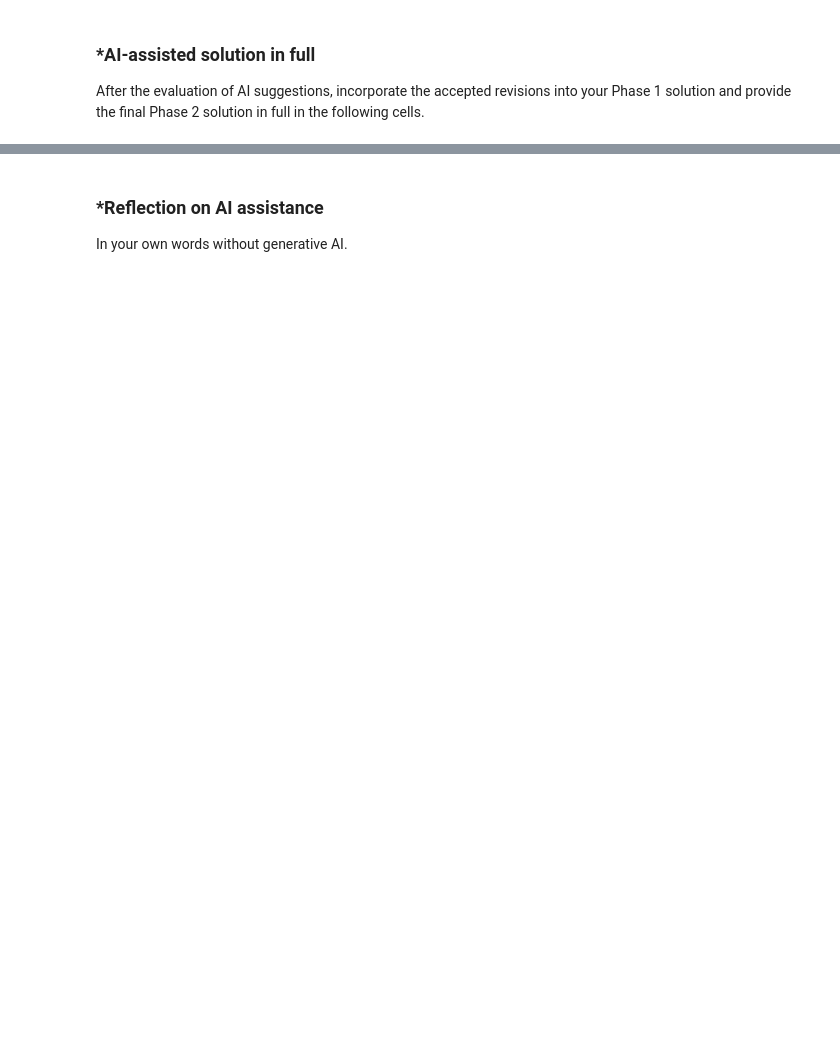
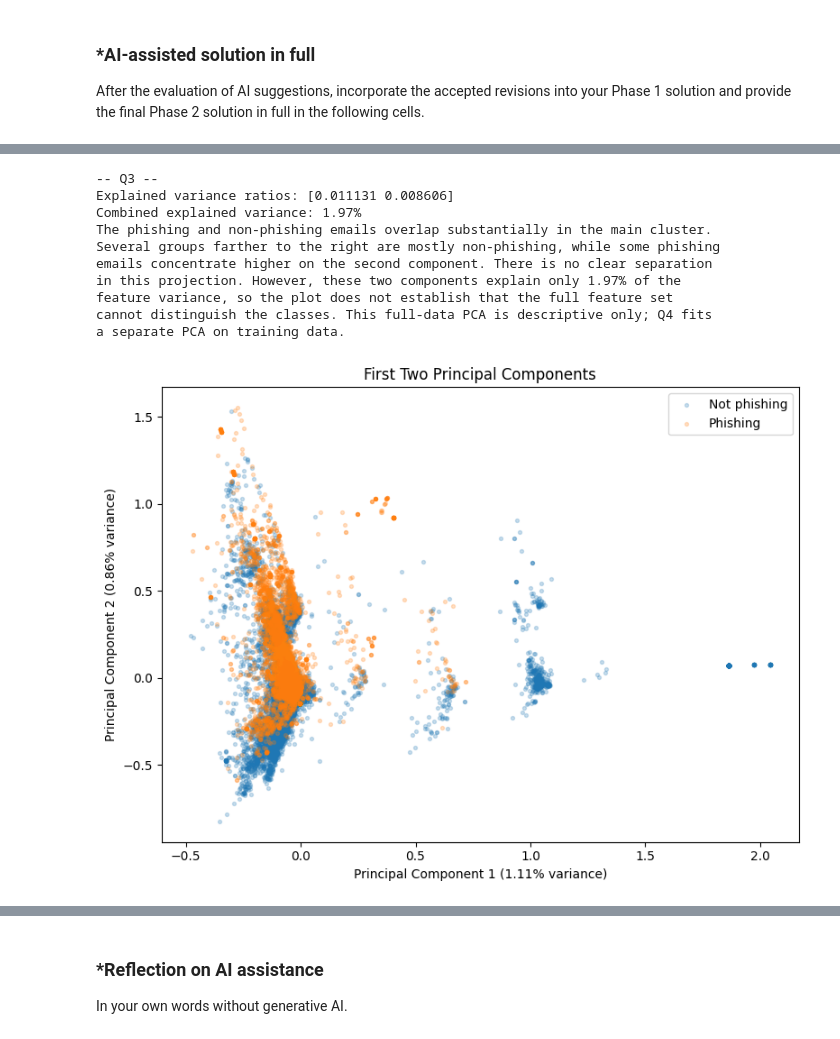
Before and after one commit to gthsun/A05-pca, a Jupyter notebook: notebook.ipynb, the cells around one changed output, grey strips where cells are left out. Drawn from its saved outputs; the diff is of its cells as text; code cells hidden in the pictures; blank space fills up the shorter version.

```diff
--- a/notebook.ipynb
+++ b/notebook.ipynb
@@ -289,0 +691,43 @@ After the evaluation of AI suggestions, incorporate the accepted revisions into
+# %%
+# Q3: Descriptive PCA plot using the full feature data
+print("-- Q3 --")
+pca2 = PCA(n_components=2, svd_solver="randomized", random_state=42)
+X_pca2 = pca2.fit_transform(X.to_numpy(dtype=np.float32))
+variance2 = pca2.explained_variance_ratio_
+
+plt.figure(figsize=(8, 6))
+for label, name in [(0, "Not phishing"), (1, "Phishing")]:
+    mask = y.to_numpy() == label
+    plt.scatter(
+        X_pca2[mask, 0], X_pca2[mask, 1], label=name, alpha=0.23, s=8
+    )
+plt.xlabel(f"Principal Component 1 ({variance2[0]:.2%} variance)")
+plt.ylabel(f"Principal Component 2 ({variance2[1]:.2%} variance)")
+plt.title("First Two Principal Components")
+plt.legend()
+plt.tight_layout()
+plt.show()
+print("Explained variance ratios:", variance2.round(6))
+print(f"Combined explained variance: {variance2.sum():.2%}")
+explain(
+    f"The phishing and non-phishing emails overlap substantially in the "
+    f"main cluster. Several groups farther to the right are mostly "
+    f"non-phishing, while some phishing emails concentrate higher on the "
+    f"second component. There is no clear separation in this projection. "
+    f"However, these two components explain only {variance2.sum():.2%} of "
+    f"the feature variance, so the plot does not establish that the full "
+    f"feature set cannot distinguish the classes. This full-data PCA is "
+    f"descriptive only; Q4 fits a separate PCA on training data."
+)
+# %% [output]
+-- Q3 --
+Explained variance ratios: [0.011131 0.008606]
+Combined explained variance: 1.97%
+The phishing and non-phishing emails overlap substantially in the main cluster.
+Several groups farther to the right are mostly non-phishing, while some phishing
+emails concentrate higher on the second component. There is no clear separation
+in this projection. However, these two components explain only 1.97% of the
+feature variance, so the plot does not establish that the full feature set
+cannot distinguish the classes. This full-data PCA is descriptive only; Q4 fits
+a separate PCA on training data.
+[figure, added]
```
Also changed, not shown: parts of 12 cells of this notebook, 1 other file.
